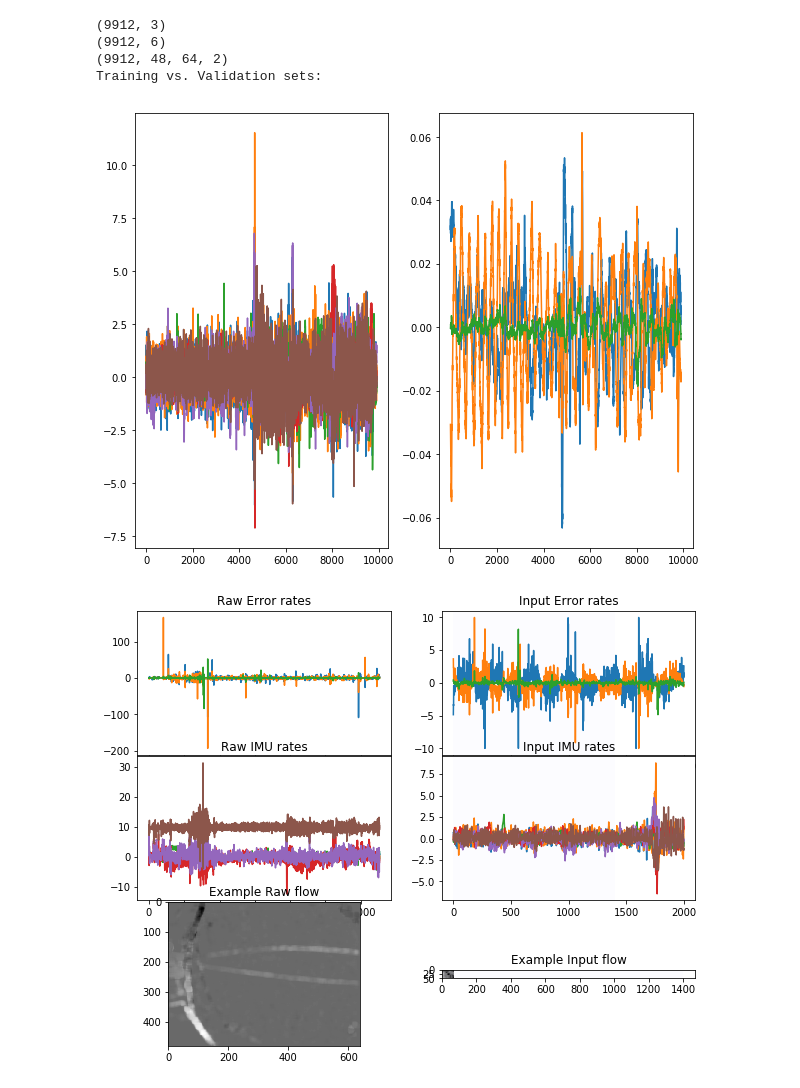
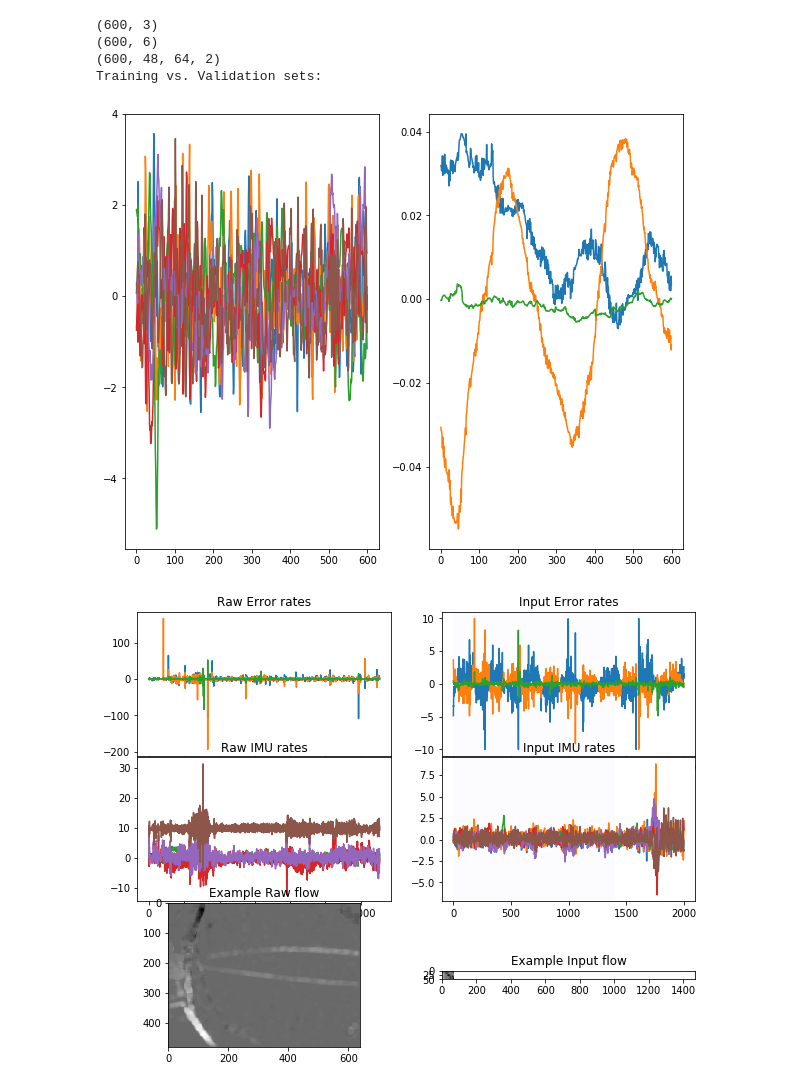
Before and after one commit to chelseas/teach-me-to-tango, a Jupyter notebook: tangonet.ipynb, the cells around one changed output. Drawn from its saved outputs; the diff is of its cells as text; code cells hidden in the pictures.

```diff
--- a/tangonet.ipynb
+++ b/tangonet.ipynb
@@ -77,9 +77,13 @@ flows_data = flows_data[i_start:,:,:,:]
 
 # Shorten datastream:
 i_start = 600 # remove initial weird-ness
-y_data = y_data[i_start:flows_data.shape[0]]
-imu_data = imu_data[i_start:flows_data.shape[0]]
-flows_data = flows_data[i_start:,:,:,:]
+i_end = 1200
+y_data = y_data[i_start:i_end,:]
+imu_data = imu_data[i_start:i_end,:]
+flows_data = flows_data[i_start:i_end,:,:,:]
+
+
+
 
 # Normalize imu data:
 imu_data = imu_data - imu_data.mean(axis=0)
@@ -118,37 +122,37 @@ def sample_minibatch(sequence_length, train=True,iseq=None):
         else:
             i_stop = 0
             while i_stop - sequence_length < 0 or i_stop + sequence_length >= y_data.shape[0]:
 #                i_stop = N_training + np.random.randint(0,N_validation)
                 i_stop = validation_data_indices[np.random.randint(0,N_validation)]
     else:
         i_stop = iseq
     x_imu_batch = imu_data[i_stop-sequence_length:i_stop,:]
     y_batch = y_data[i_stop:i_stop+sequence_length,:]
     x_img_batch = flows_data[i_stop-sequence_length:i_stop,:,:,:]
     if(x_imu_batch.shape[0] == 0 or x_img_batch.shape[0]==0 or y_batch.shape[0]==0):
         print(i_stop,sequence_length)
         print(x_imu_batch.shape)
         print(x_img_batch.shape)
         print(y_batch.shape)
 
     return x_imu_batch, x_img_batch, y_batch, i_stop
 
 def calc_rmse(predictions, targets):
 
     return np.sqrt(((predictions.reshape([-1]) - targets.reshape([-1])) ** 2).mean())
 
 print('Training vs. Validation sets:')
 plt.subplot(1,2,1)
 plt.plot(imu_data)
 plt.subplot(1,2,2)
 plt.plot(y_data)
 plt.show()
 # %% [output]
-(9912, 3)
-(9912, 6)
-(9912, 48, 64, 2)
+(600, 3)
+(600, 6)
+(600, 48, 64, 2)
 Training vs. Validation sets:
-[figure, old version]
+[figure, new version]
 # %%
 if False: # Legacy code now - don't run
     # Import data without time stamps
```
Also changed, not shown: parts of 4 cells of this notebook, 1 other file.
